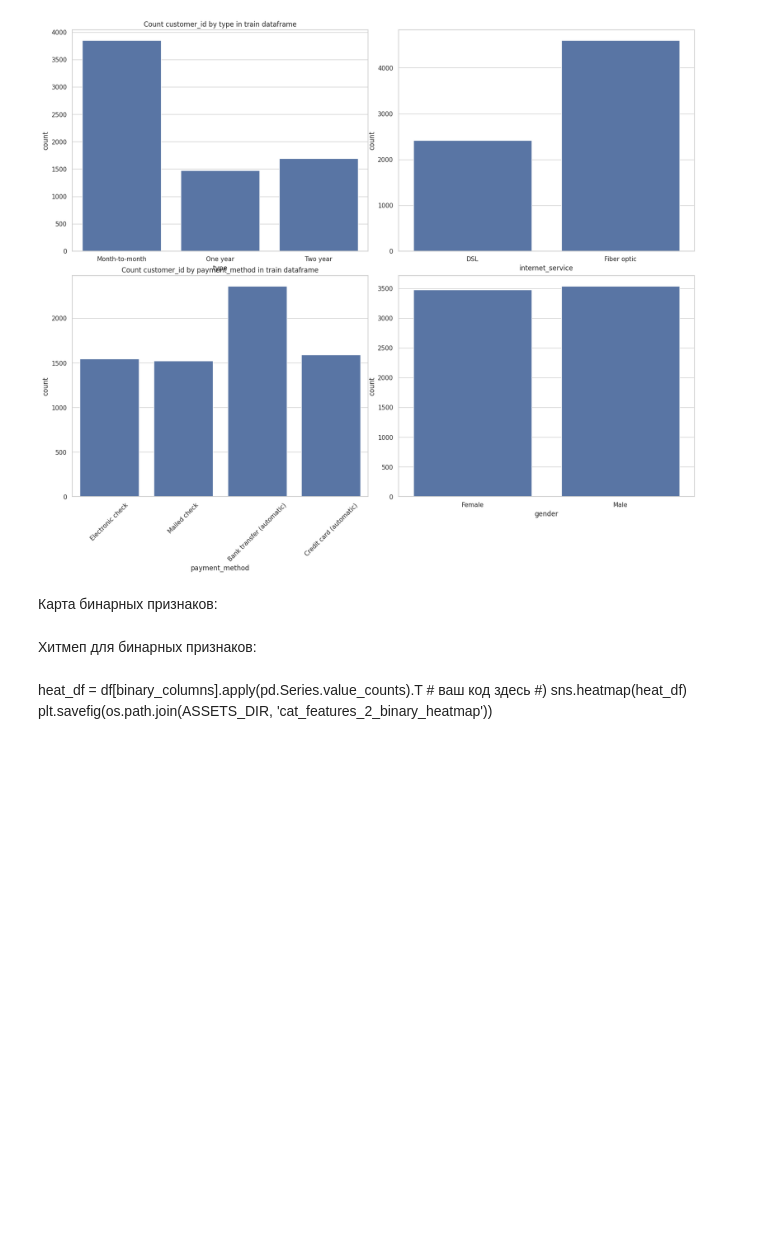
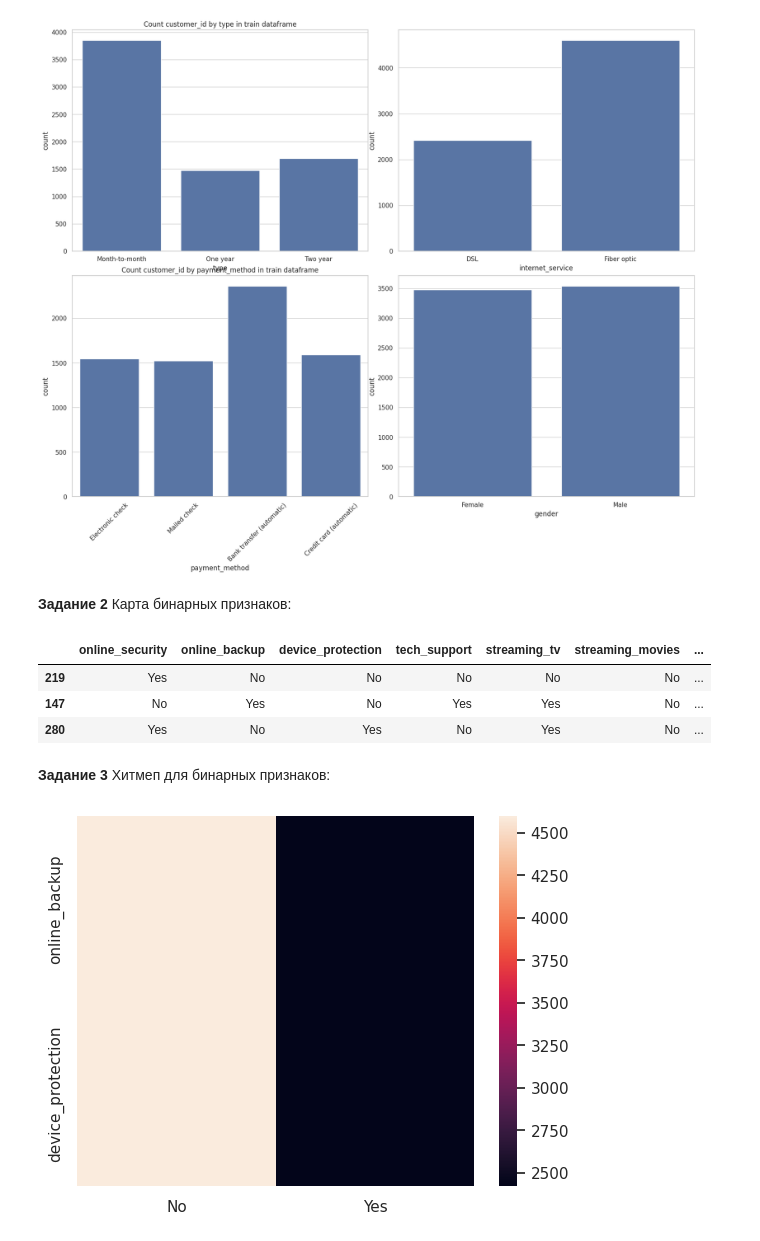
Before and after one commit to alexnikzotov/mle-mlflow, a Jupyter notebook: 3_3_1_visual.ipynb, the cells around one changed output. Saved outputs shown, nothing was run; the diff lists cells and outputs as text; code cells hidden in the pictures; blank space fills up the shorter version.

```diff
--- a/3_3_1_visual.ipynb
+++ b/3_3_1_visual.ipynb
@@ -109,7 +109,7 @@ plt.savefig(os.path.join(ASSETS_DIR, 'cat_features_1'))
 # %% [output]
 [figure]
 # %% [markdown]
-Карта бинарных признаков:
+**Задание 2** Карта бинарных признаков:
 # %%
 x = "customer_id"
 binary_columns = [
@@ -126,9 +126,17 @@ binary_columns = [
 stat = ['count'] # ваш код здесь
 
 binarnaya = df.groupby(binary_columns).agg(stat[0])[x].reset_index().sort_values(by=x, ascending=False)
+binarnaya[-3:]
+# %% [output]
+|  | online_security | online_backup | device_protection | tech_support | streaming_tv | streaming_movies | ... |
+| 219 | Yes | No | No | No | No | No | ... |
+| 147 | No | Yes | No | Yes | Yes | No | ... |
+| 280 | Yes | No | Yes | No | Yes | No | ... |
 # %% [markdown]
-Хитмеп для бинарных признаков:
+**Задание 3** Хитмеп для бинарных признаков:
-# %% [markdown]
-heat_df = df[binary_columns].apply(pd.Series.value_counts).T # ваш код здесь #)
-sns.heatmap(heat_df)
-plt.savefig(os.path.join(ASSETS_DIR, 'cat_features_2_binary_heatmap'))
+# %%
+heat_df = df[['online_backup','device_protection']].apply(pd.Series.value_counts).T # ваш код здесь #)
+sns.heatmap(heat_df)
+plt.savefig(os.path.join(ASSETS_DIR, 'cat_features_2_binary_heatmap'))
+# %% [output]
+[figure, added]
```
Also changed, not shown: parts of 12 cells of this notebook.
